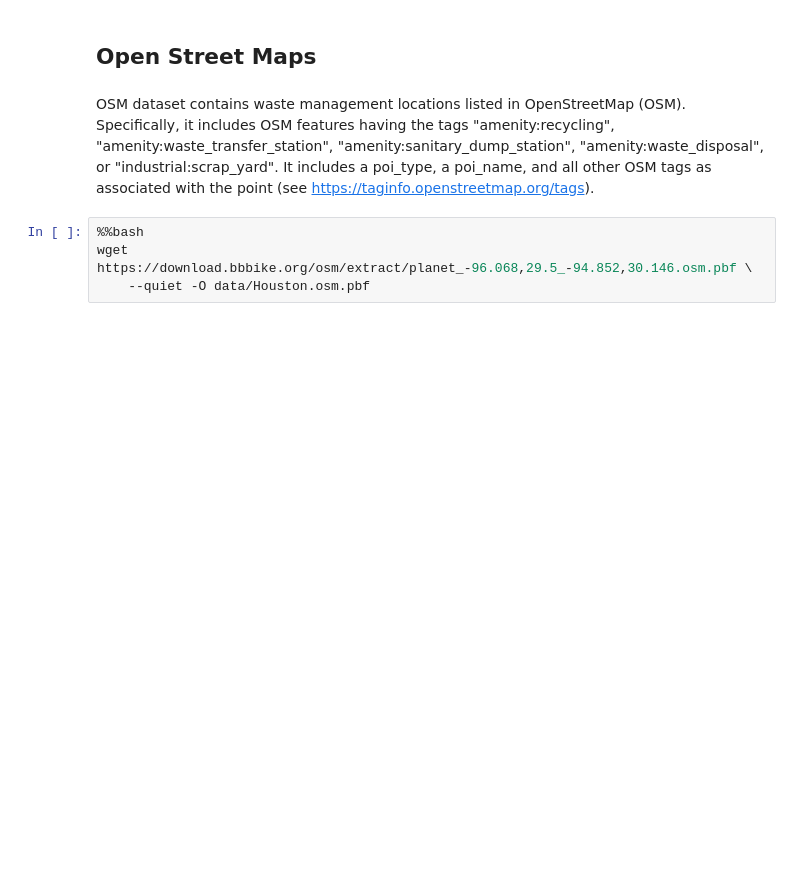
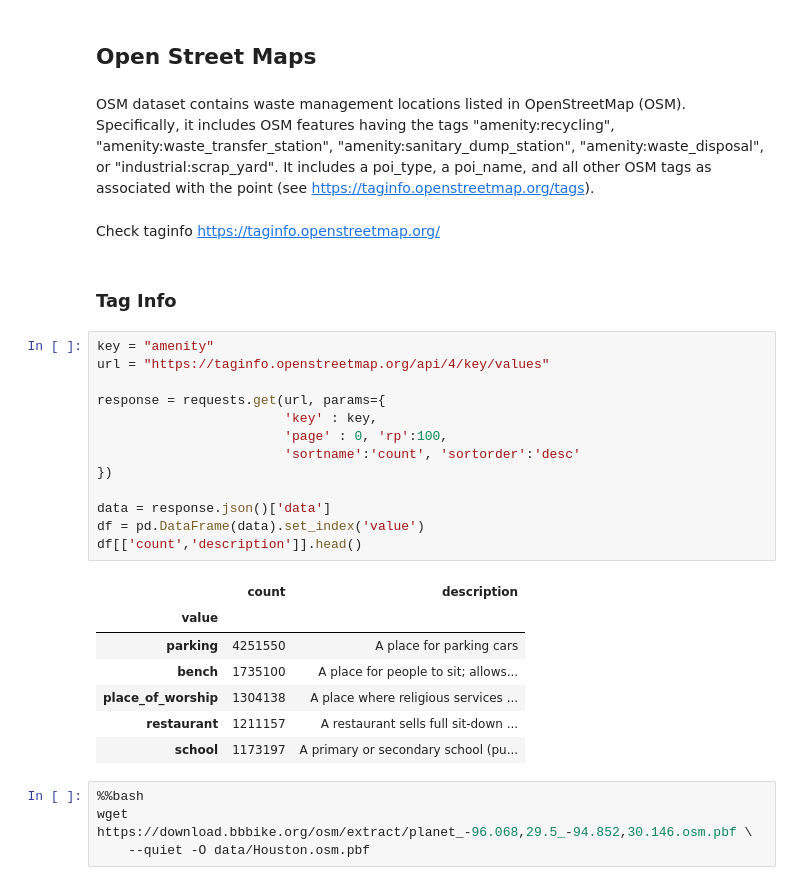
Before and after one commit to Pravallika-Myneni/world_data_league_2022, a Jupyter notebook: stage_one/garbage_collection.ipynb, the cells around one changed output. Saved outputs shown, nothing was run; the diff lists cells and outputs as text; blank space fills up the shorter version.

```diff
--- a/stage_one/garbage_collection.ipynb
+++ b/stage_one/garbage_collection.ipynb
@@ -455,6 +442,31 @@ fig.show()
 ## Open Street Maps
 # %% [markdown]
 OSM dataset contains waste management locations listed in OpenStreetMap (OSM). Specifically, it includes OSM features having the tags "amenity:recycling", "amenity:waste_transfer_station", "amenity:sanitary_dump_station", "amenity:waste_disposal", or "industrial:scrap_yard". It includes a poi_type, a poi_name, and all other OSM tags as associated with the point (see https://taginfo.openstreetmap.org/tags).
+# %% [markdown]
+Check taginfo https://taginfo.openstreetmap.org/
+# %% [markdown]
+### Tag Info
+# %%
+key = "amenity"
+url = "https://taginfo.openstreetmap.org/api/4/key/values"
+
+response = requests.get(url, params={
+                        'key' : key,
+                        'page' : 0, 'rp':100,
+                        'sortname':'count', 'sortorder':'desc'
+})
+
+data = response.json()['data']
+df = pd.DataFrame(data).set_index('value')
+df[['count','description']].head()
+# %% [output]
+|  | count | description |
+| value |  |  |
+| parking | 4251550 | A place for parking cars |
+| bench | 1735100 | A place for people to sit; allows... |
+| place_of_worship | 1304138 | A place where religious services ... |
+| restaurant | 1211157 | A restaurant sells full sit-down ... |
+| school | 1173197 | A primary or secondary school (pu... |
 # %%
 %%bash
 wget    https://download.bbbike.org/osm/extract/planet_-96.068,29.5_-94.852,30.146.osm.pbf \
```
Also changed, not shown: parts of 14 cells of this notebook, 4 other files.
